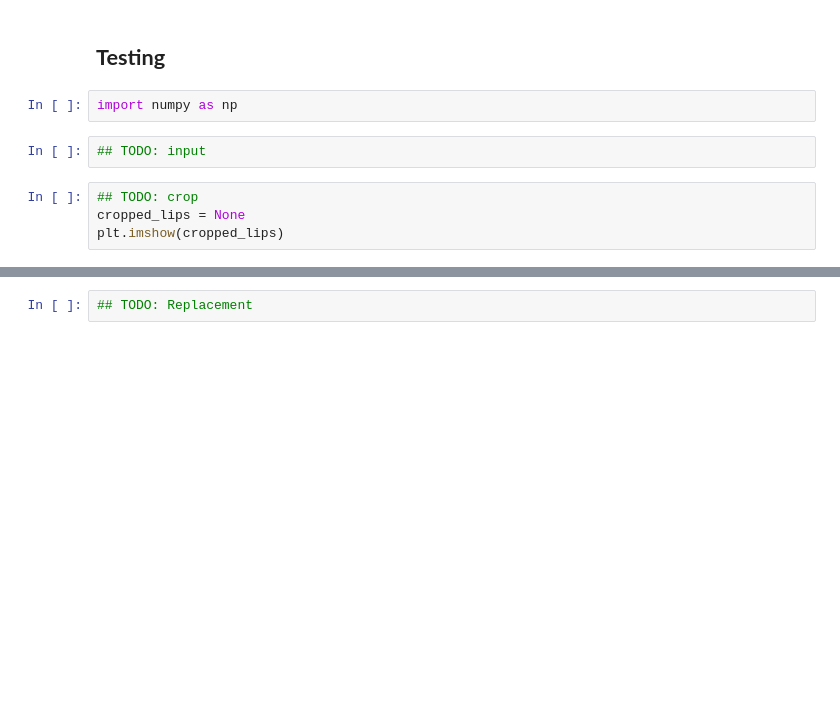
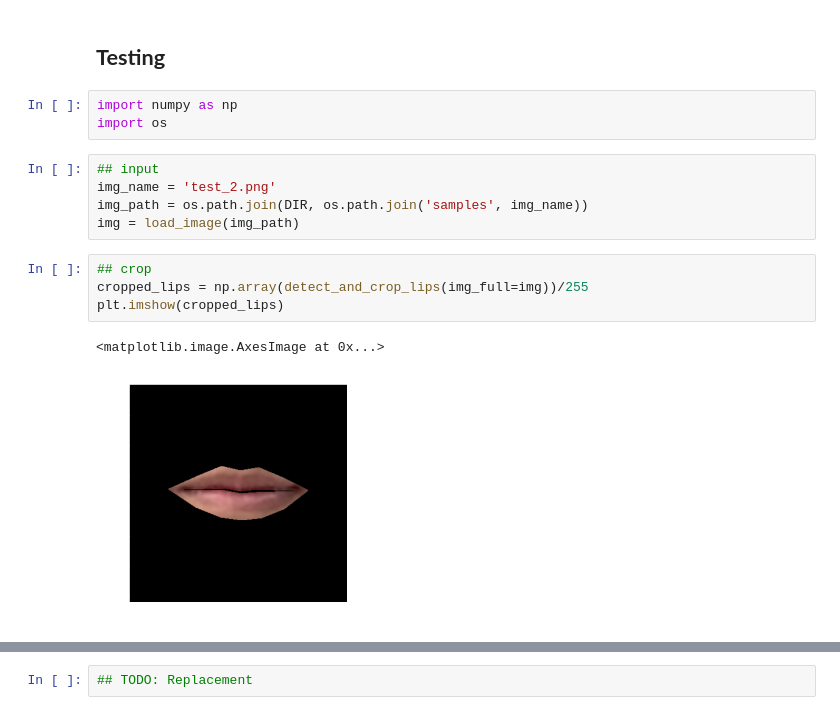
Before and after one commit to comtalyst/generative-facial-cosmetics, a Jupyter notebook: finalization/main.ipynb, the cells around one changed output, grey strips where cells are left out. Saved outputs shown, nothing was run; the diff lists cells and outputs as text; blank space fills up the shorter version.

Commit message:
Light test is now working

```diff
--- a/finalization/main.ipynb
+++ b/finalization/main.ipynb
@@ -73,11 +116,18 @@ print("Image shape: " + str(IMAGE_SHAPE))
 ## **Testing**
 # %%
 import numpy as np
+import os
-# %%
-## TODO: input
+# %%
+## input
+img_name = 'test_2.png'
+img_path = os.path.join(DIR, os.path.join('samples', img_name))
+img = load_image(img_path)
 # %%
-## TODO: crop
-cropped_lips = None
+## crop
+cropped_lips = np.array(detect_and_crop_lips(img_full=img))/255
 plt.imshow(cropped_lips)
+# %% [output]
+<matplotlib.image.AxesImage at 0x...>
+[figure, added]
 # %%
 ## Encode the cropped lips
```
Also changed, not shown: parts of 6 cells of this notebook, 4 other files.
